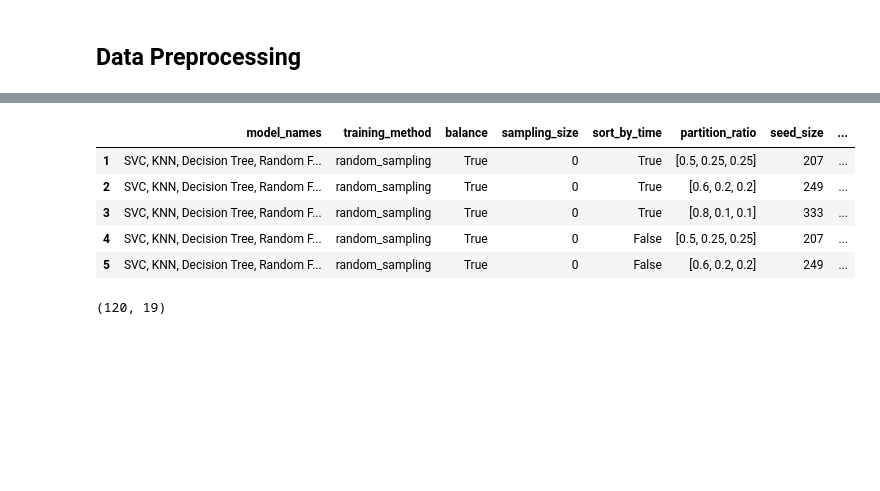
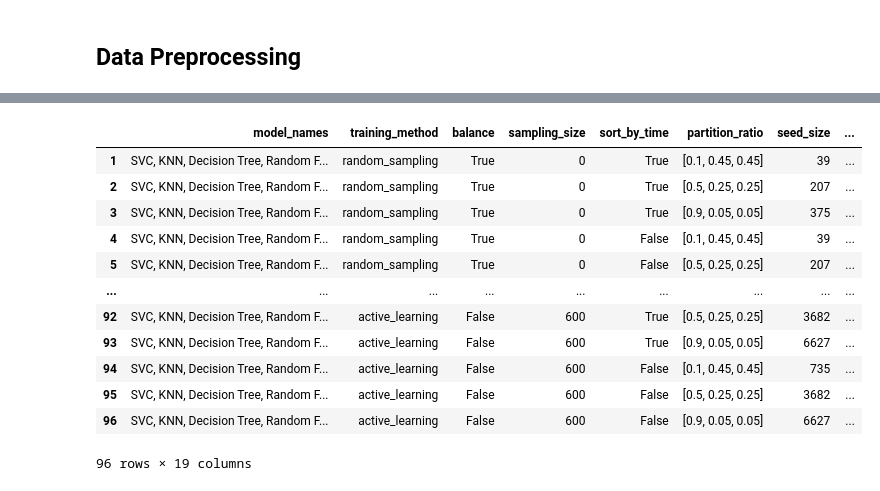
Before and after one commit to x6zeng/NLP-Active-Learning-Pipeline, a Jupyter notebook: notebooks/Sentiment_AL_Committee.ipynb, the cells around one changed output, grey strips where cells are left out. Drawn from its saved outputs; the diff is of its cells as text; code cells hidden in the pictures; blank space fills up the shorter version.

```diff
--- a/notebooks/Sentiment_AL_Committee.ipynb
+++ b/notebooks/Sentiment_AL_Committee.ipynb
@@ -266,17 +275,9 @@ def trial(df, model_names, training_method, balance, sampling_size, sort_by_time
 # %%
 training_method = ['random_sampling', 'active_learning']
 balanced = [True, False]
-sampling_size = [0, 50, 100, 300, 600]
+sampling_size = [0, 200, 400, 600]
 sort_by_time = [True, False]
-partition_ratio = [[0.5, 0.25, 0.25], [0.6, 0.2, 0.2], [0.8, 0.1, 0.1]]
-
-
-
-# training_method = ['active_learning']
-# balanced = [True]
-# sampling_size = [10]
-# sort_by_time = [False]
-# partition_ratio = [[0.8, 0.1, 0.1]]
+partition_ratio = [[0.1, 0.45, 0.45], [0.5, 0.25, 0.25], [0.9, 0.05, 0.05]]
 # %%
 model_result_df = pd.DataFrame()
 index = 1
@@ -314,15 +315,18 @@ for tm in training_method:
 # %%
-model_result_df.head()
+model_result_df
 # %% [output]
 |  | model_names | training_method | balance | sampling_size | sort_by_time | partition_ratio | seed_size | ... |
-| 1 | SVC, KNN, Decision Tree, Random F... | random_sampling | True | 0 | True | [0.5, 0.25, 0.25] | 207 | ... |
-| 2 | SVC, KNN, Decision Tree, Random F... | random_sampling | True | 0 | True | [0.6, 0.2, 0.2] | 249 | ... |
-| 3 | SVC, KNN, Decision Tree, Random F... | random_sampling | True | 0 | True | [0.8, 0.1, 0.1] | 333 | ... |
-| 4 | SVC, KNN, Decision Tree, Random F... | random_sampling | True | 0 | False | [0.5, 0.25, 0.25] | 207 | ... |
-| 5 | SVC, KNN, Decision Tree, Random F... | random_sampling | True | 0 | False | [0.6, 0.2, 0.2] | 249 | ... |
+| 1 | SVC, KNN, Decision Tree, Random F... | random_sampling | True | 0 | True | [0.1, 0.45, 0.45] | 39 | ... |
+| 2 | SVC, KNN, Decision Tree, Random F... | random_sampling | True | 0 | True | [0.5, 0.25, 0.25] | 207 | ... |
+| 3 | SVC, KNN, Decision Tree, Random F... | random_sampling | True | 0 | True | [0.9, 0.05, 0.05] | 375 | ... |
+| 4 | SVC, KNN, Decision Tree, Random F... | random_sampling | True | 0 | False | [0.1, 0.45, 0.45] | 39 | ... |
+| 5 | SVC, KNN, Decision Tree, Random F... | random_sampling | True | 0 | False | [0.5, 0.25, 0.25] | 207 | ... |
+| ... | ... | ... | ... | ... | ... | ... | ... | ... |
+| 92 | SVC, KNN, Decision Tree, Random F... | active_learning | False | 600 | True | [0.5, 0.25, 0.25] | 3682 | ... |
+| 93 | SVC, KNN, Decision Tree, Random F... | active_learning | False | 600 | True | [0.9, 0.05, 0.05] | 6627 | ... |
+| 94 | SVC, KNN, Decision Tree, Random F... | active_learning | False | 600 | False | [0.1, 0.45, 0.45] | 735 | ... |
+| 95 | SVC, KNN, Decision Tree, Random F... | active_learning | False | 600 | False | [0.5, 0.25, 0.25] | 3682 | ... |
+| 96 | SVC, KNN, Decision Tree, Random F... | active_learning | False | 600 | False | [0.9, 0.05, 0.05] | 6627 | ... |
+96 rows × 19 columns
 # %%
 model_result_df.to_csv('sentiment_committee_model_result.csv')
-# %%
-model_result_df.shape
-# %% [output]
-(120, 19)
```
Also changed, not shown: parts of 4 cells of this notebook, 10 other files.
